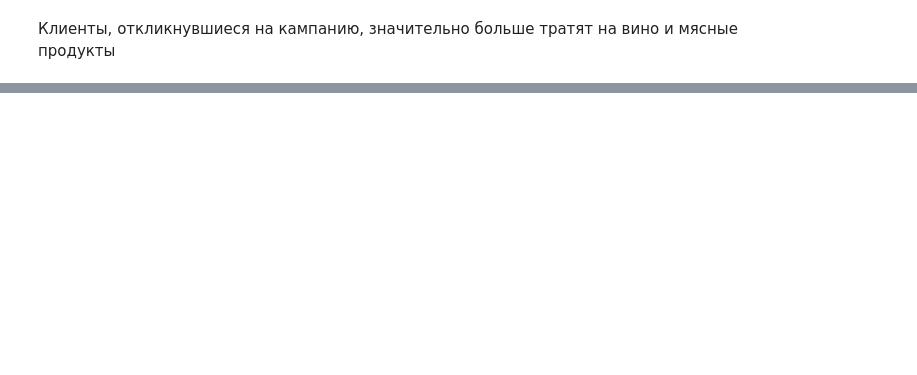
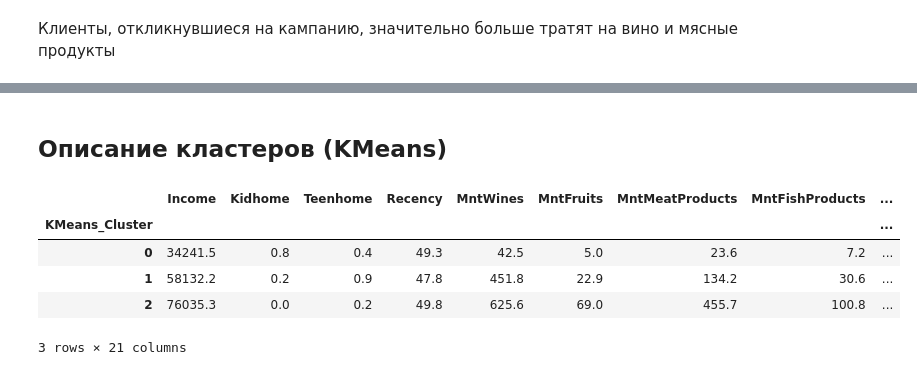
Before and after one commit to qxxless/proekt, a Jupyter notebook: project.ipynb, the cells around one changed output, grey strips where cells are left out. Drawn from its saved outputs; the diff is of its cells as text; code cells hidden in the pictures; blank space fills up the shorter version.

Commit message:
кластеризация

```diff
--- a/project.ipynb
+++ b/project.ipynb
@@ -132,0 +220,13 @@ plt.show()
+# %%
+kmeans = KMeans(n_clusters=3, random_state=42, n_init=10)
+df['KMeans_Cluster'] = kmeans.fit_predict(X_scaled)
+
+sil_k = silhouette_score(X_scaled, df['KMeans_Cluster'])
+db_k  = davies_bouldin_score(X_scaled, df['KMeans_Cluster'])
+
+print(f"Silhouette: {sil_k:.4f} | Davies-Bouldin: {db_k:.4f}")
+
+plt.figure(figsize=(9,6))
+sns.scatterplot(x=X_pca[:,0], y=X_pca[:,1], hue=df['KMeans_Cluster'], palette='deep', alpha=0.7)
+plt.title('KMeans — 3 кластера (PCA)')
+plt.show()
@@ -132,0 +241,11 @@ plt.show()
+# %%
+db = DBSCAN(eps=0.7, min_samples=6)
+df['DBSCAN_Cluster'] = db.fit_predict(X_scaled)
+
+n_clusters_db = len(set(df['DBSCAN_Cluster'])) - (1 if -1 in df['DBSCAN_Cluster'] else 0)
+print(f"Найдено кластеров: {n_clusters_db} + шум")
+
+plt.figure(figsize=(9,6))
+sns.scatterplot(x=X_pca[:,0], y=X_pca[:,1], hue=df['DBSCAN_Cluster'], palette='tab10', alpha=0.7)
+plt.title('DBSCAN (PCA)')
+plt.show()
@@ -132,0 +260,11 @@ plt.show()
+# %%
+agg = AgglomerativeClustering(n_clusters=3)
+df['Agg_Cluster'] = agg.fit_predict(X_scaled)
+
+sil_agg = silhouette_score(X_scaled, df['Agg_Cluster'])
+print(f"Silhouette Agglomerative: {sil_agg:.4f}")
+
+plt.figure(figsize=(9,6))
+sns.scatterplot(x=X_pca[:,0], y=X_pca[:,1], hue=df['Agg_Cluster'], palette='Set1', alpha=0.7)
+plt.title('Иерархическая кластеризация — 3 кластера')
+plt.show()
@@ -132,0 +277,13 @@ plt.show()
+# %% [markdown]
+## Описание кластеров (KMeans)
+# %%
+cluster_desc = df.groupby('KMeans_Cluster')[cluster_features + ['Response', 'Income']].mean().round(1)
+cluster_desc['Количество клиентов'] = df['KMeans_Cluster'].value_counts().sort_index()
+cluster_desc
+# %% [output]
+|  | Income | Kidhome | Teenhome | Recency | MntWines | MntFruits | MntMeatProducts | MntFishProducts | ... |
+| KMeans_Cluster |  |  |  |  |  |  |  |  | ... |
+| 0 | 34241.5 | 0.8 | 0.4 | 49.3 | 42.5 | 5.0 | 23.6 | 7.2 | ... |
+| 1 | 58132.2 | 0.2 | 0.9 | 47.8 | 451.8 | 22.9 | 134.2 | 30.6 | ... |
+| 2 | 76035.3 | 0.0 | 0.2 | 49.8 | 625.6 | 69.0 | 455.7 | 100.8 | ... |
+3 rows × 21 columns
```
Also changed, not shown: parts of 28 cells of this notebook.
